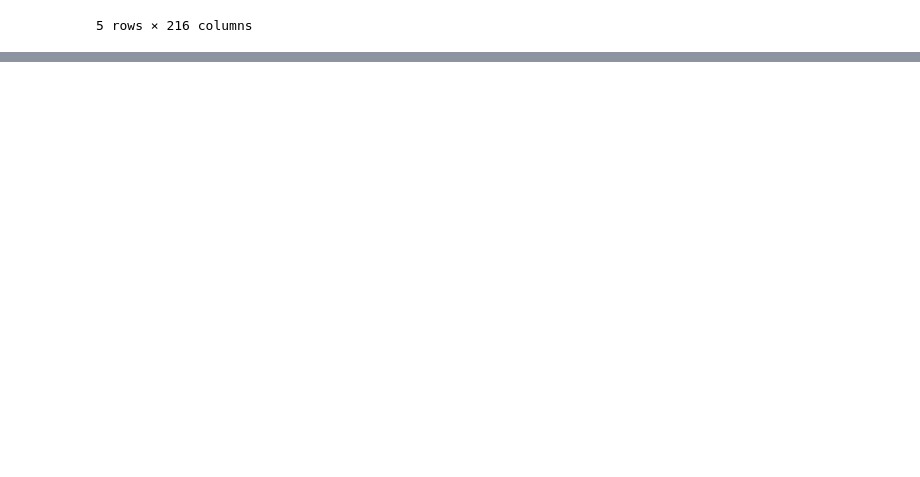
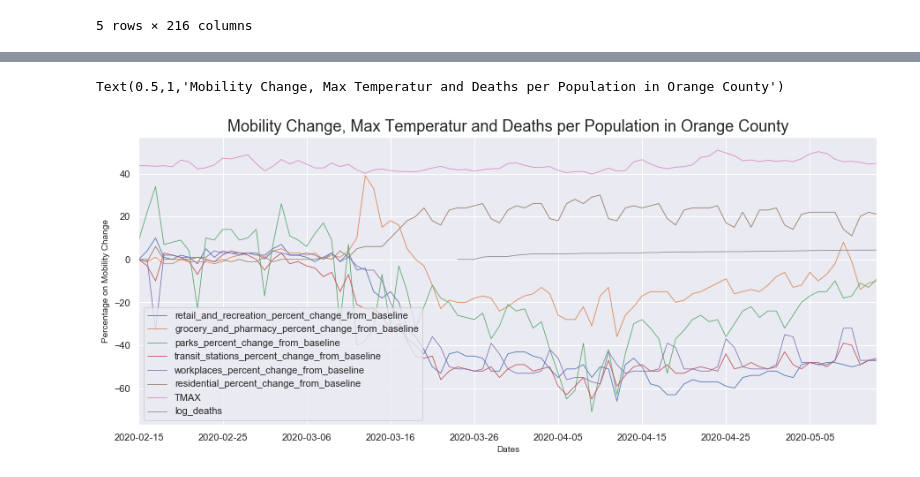
Before and after one commit to LittleAhn/covid19-ml-project, a Jupyter notebook: scripts/building_graphs.ipynb, the cells around one changed output, grey strips where cells are left out. Saved outputs shown, nothing was run; the diff lists cells and outputs as text; code cells hidden in the pictures; blank space fills up the shorter version.

```diff
--- a/scripts/building_graphs.ipynb
+++ b/scripts/building_graphs.ipynb
@@ -69,0 +113,24 @@ sns.pairplot(df_retail, vars=df_retail.columns)
+# %%
+df = pd.read_csv('full_df.csv')
+# df['deaths_per_pop'] = df['deaths'] / df['pop'] * 100
+df_line = df[['date', 'fips', 'retail_and_recreation_percent_change_from_baseline',
+    'grocery_and_pharmacy_percent_change_from_baseline', 'parks_percent_change_from_baseline',
+    'transit_stations_percent_change_from_baseline', 'workplaces_percent_change_from_baseline',
+    'residential_percent_change_from_baseline', 'TMAX', 'log_deaths']]
+# %%
+df_line.set_index('date', inplace=True)
+# %%
+sns.set(rc={'figure.figsize':(15, 6)})
+# %%
+df_orange = df_line[df_line['fips'] == 6059]
+df_orange = df_orange[['retail_and_recreation_percent_change_from_baseline',
+    'grocery_and_pharmacy_percent_change_from_baseline', 'parks_percent_change_from_baseline',
+    'transit_stations_percent_change_from_baseline', 'workplaces_percent_change_from_baseline',
+    'residential_percent_change_from_baseline', 'TMAX', 'log_deaths']]
+df_orange.plot(linewidth=0.8)
+plt.xlabel("Dates", fontsize=10)
+plt.ylabel("Percentage on Mobility Change", fontsize=10)
+plt.title('Mobility Change, Max Temperatur and Deaths per Population in Orange County', fontsize=18)
+# %% [output]
+Text(0.5,1,'Mobility Change, Max Temperatur and Deaths per Population in Orange County')
+[figure, added]
```
Also changed, not shown: parts of 10 cells of this notebook.
